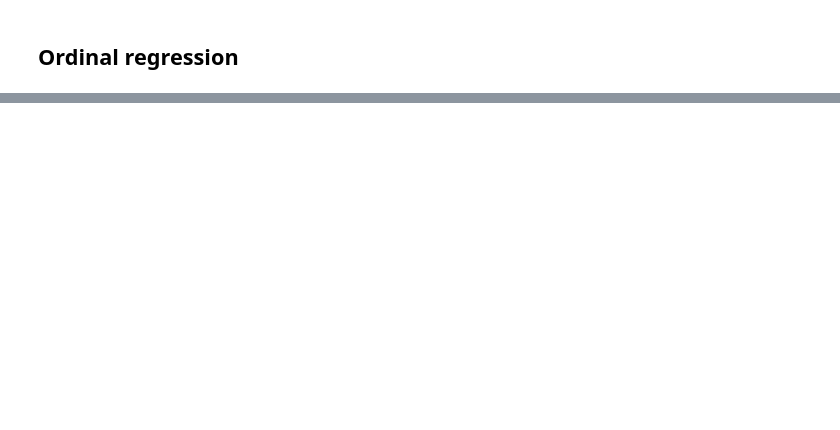
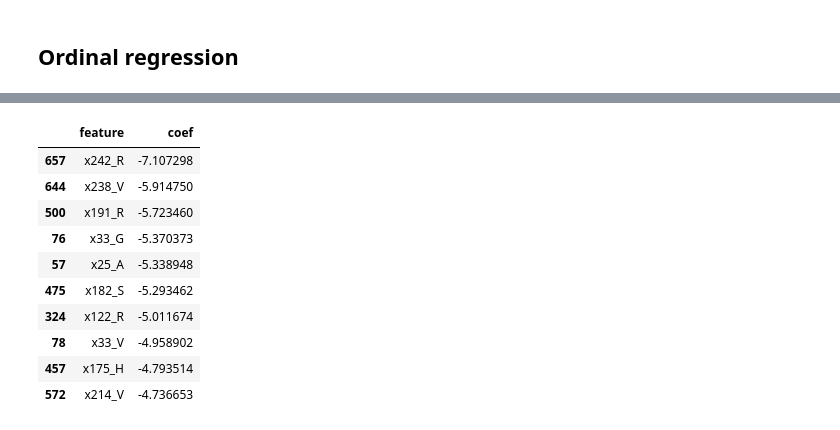
Before and after one commit to RomeroLab/sadx-latent-function, a Jupyter notebook: projects/Biochemical_Ordinal/Ordinal Regression.ipynb, the cells around one changed output, grey strips where cells are left out. Cells and saved outputs as stored; diff of their text form; code cells hidden in the pictures; blank space fills up the shorter version.

```diff
--- a/projects/Biochemical_Ordinal/Ordinal Regression.ipynb
+++ b/projects/Biochemical_Ordinal/Ordinal Regression.ipynb
@@ -111,0 +239,14 @@ array([[0., 0., 1., ..., 0., 1., 0.],
+# %%
+best_results.sort_values('coef', ascending=True).head(10)
+# %% [output]
+|  | feature | coef |
+| 657 | x242_R | -7.107298 |
+| 644 | x238_V | -5.914750 |
+| 500 | x191_R | -5.723460 |
+| 76 | x33_G | -5.370373 |
+| 57 | x25_A | -5.338948 |
+| 475 | x182_S | -5.293462 |
+| 324 | x122_R | -5.011674 |
+| 78 | x33_V | -4.958902 |
+| 457 | x175_H | -4.793514 |
+| 572 | x214_V | -4.736653 |
```
Also changed, not shown: parts of 21 cells of this notebook.
